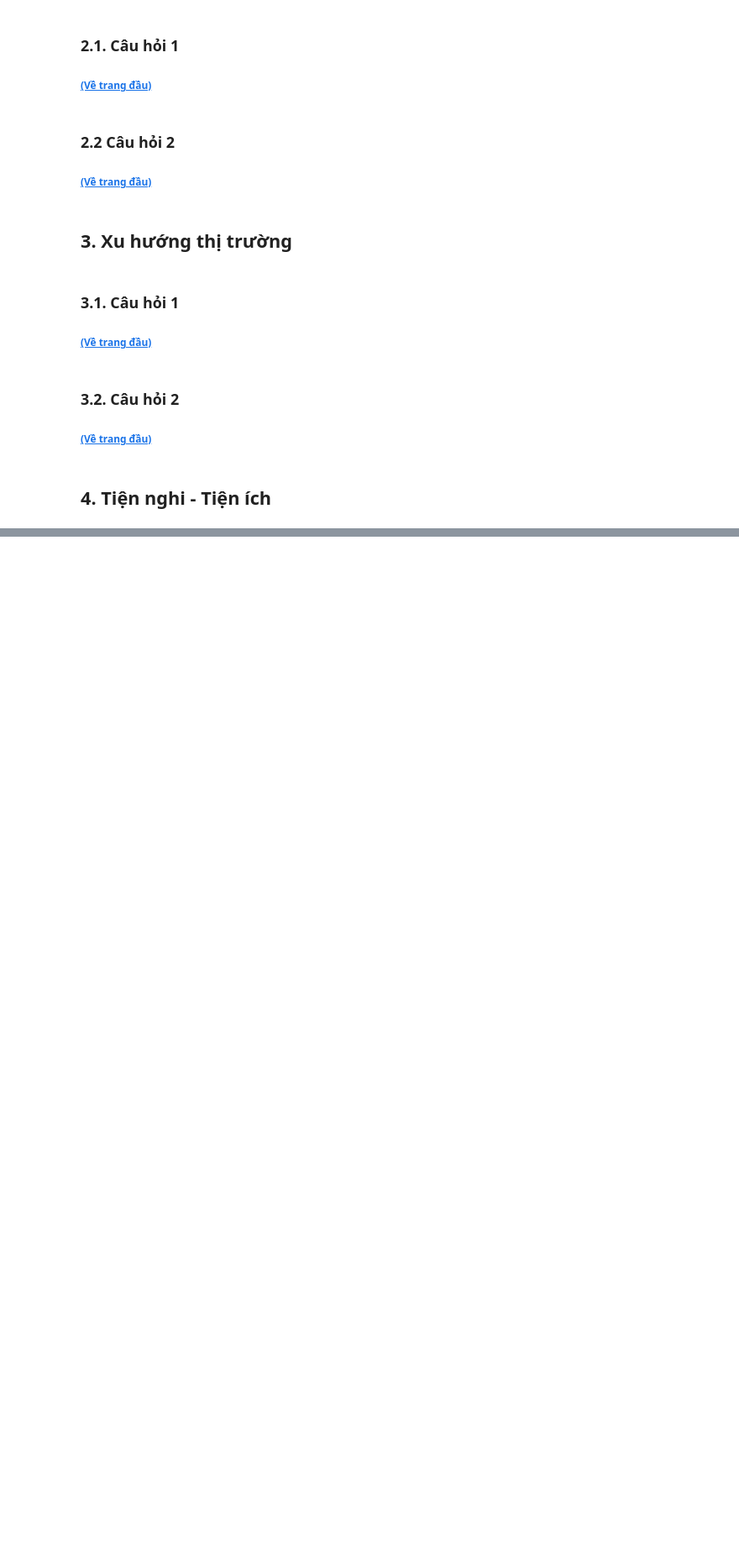
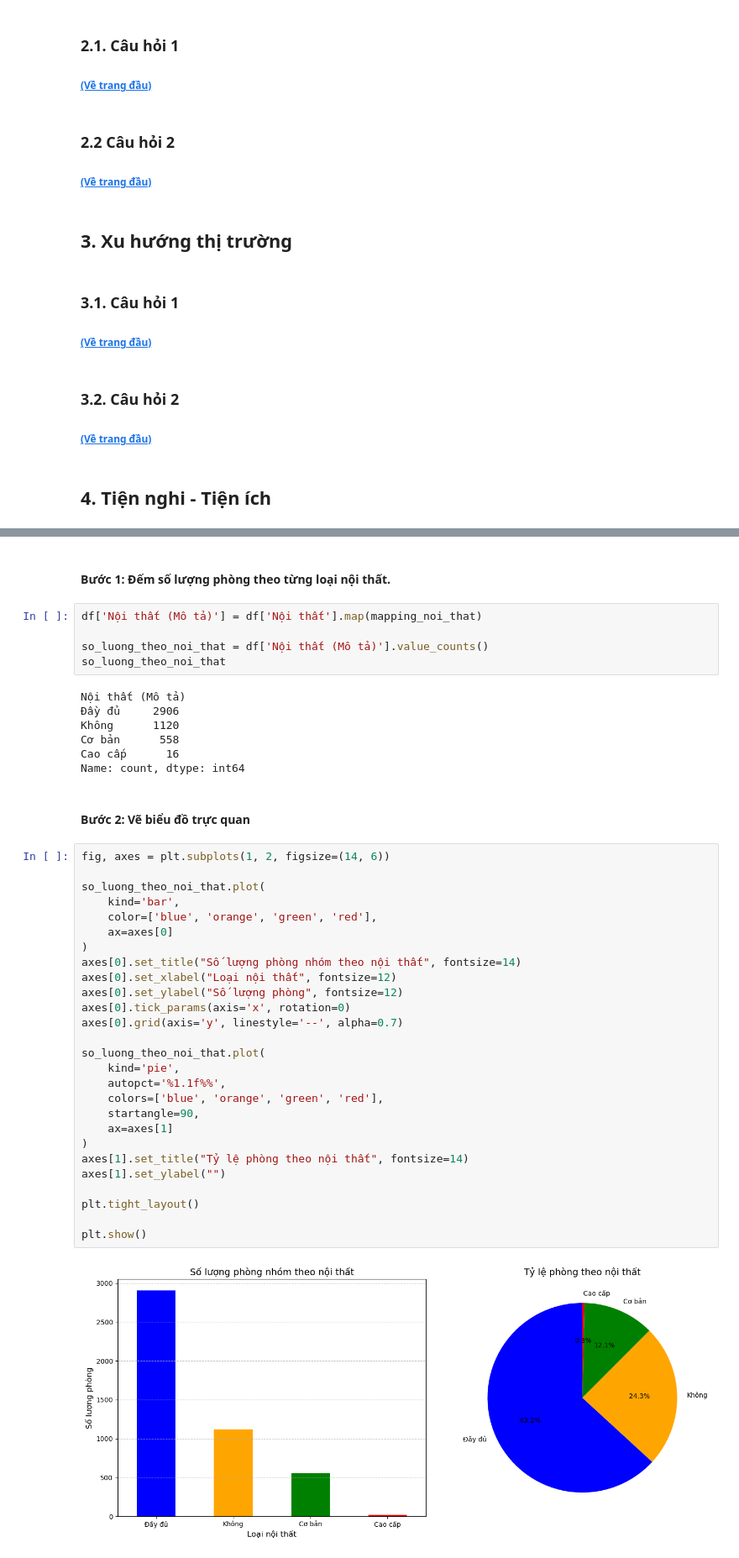
Before and after one commit to HoanggNguyen/DS_FinalProject, a Jupyter notebook: Question_Answer.ipynb, the cells around one changed output, grey strips where cells are left out. Shown at 84% size. Saved outputs shown, nothing was run; the diff lists cells and outputs as text; blank space fills up the shorter version.

```diff
--- a/Question_Answer.ipynb
+++ b/Question_Answer.ipynb
@@ -75 +202,46 @@
 ###### [(Về trang đầu)](#content)
+# %% [markdown]
+#### Bước 1: Đếm số lượng phòng theo từng loại nội thất.
+# %%
+df['Nội thất (Mô tả)'] = df['Nội thất'].map(mapping_noi_that)
+
+so_luong_theo_noi_that = df['Nội thất (Mô tả)'].value_counts()
+so_luong_theo_noi_that
+# %% [output]
+Nội thất (Mô tả)
+Đầy đủ     2906
+Không      1120
+Cơ bản      558
+Cao cấp      16
+Name: count, dtype: int64
+# %% [markdown]
+#### Bước 2: Vẽ biểu đồ trực quan
+# %%
+fig, axes = plt.subplots(1, 2, figsize=(14, 6))
+
+so_luong_theo_noi_that.plot(
+    kind='bar',
+    color=['blue', 'orange', 'green', 'red'],
+    ax=axes[0]
+)
+axes[0].set_title("Số lượng phòng nhóm theo nội thất", fontsize=14)
+axes[0].set_xlabel("Loại nội thất", fontsize=12)
+axes[0].set_ylabel("Số lượng phòng", fontsize=12)
+axes[0].tick_params(axis='x', rotation=0)
+axes[0].grid(axis='y', linestyle='--', alpha=0.7)
+
+so_luong_theo_noi_that.plot(
+    kind='pie',
+    autopct='%1.1f%%',
+    colors=['blue', 'orange', 'green', 'red'],
+    startangle=90,
+    ax=axes[1]
+)
+axes[1].set_title("Tỷ lệ phòng theo nội thất", fontsize=14)
+axes[1].set_ylabel("")
+
+plt.tight_layout()
+
+plt.show()
+# %% [output]
+[figure, added]
```
Also changed, not shown: parts of 26 cells of this notebook.
